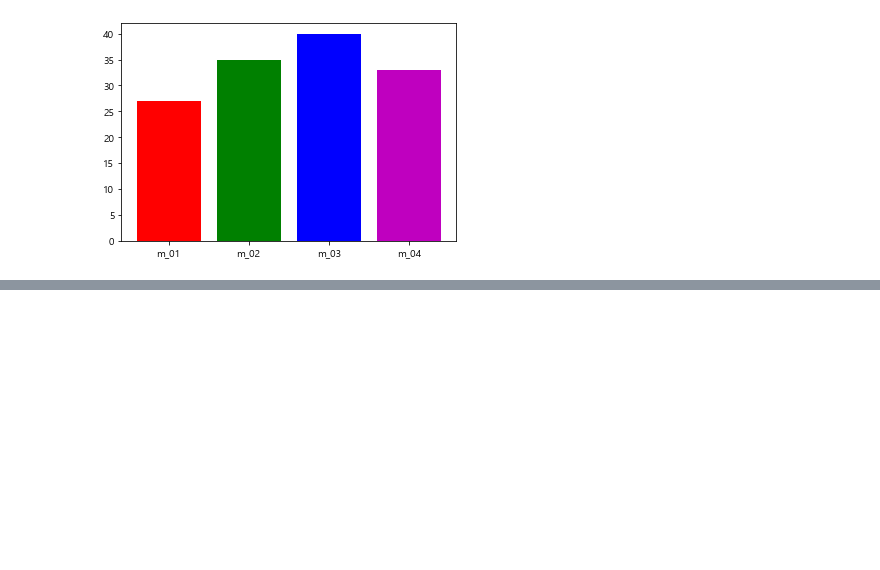
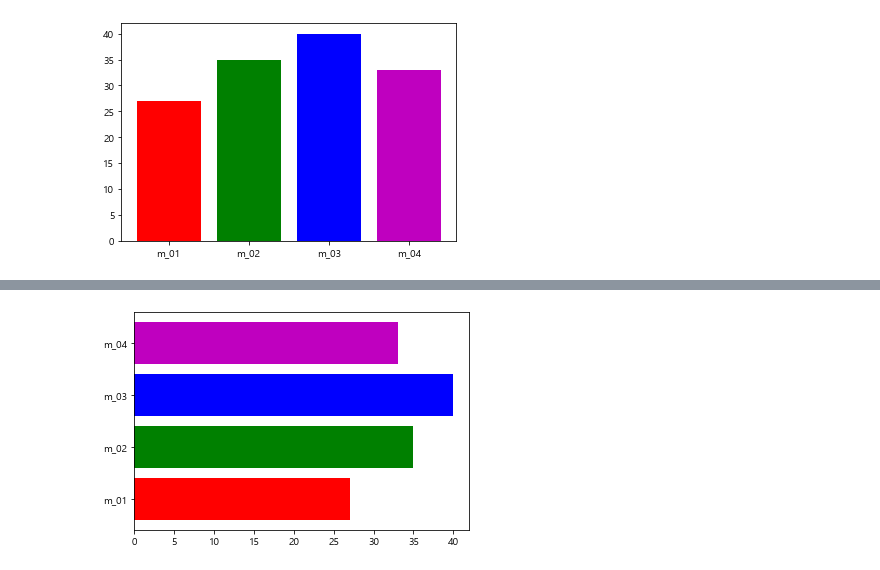
Before and after one commit to SwimmingHwang/practice-python, a Jupyter notebook: python_data_analysis(3)_matplotlib.ipynb, the cells around one changed output, grey strips where cells are left out. Cells and saved outputs as stored; diff of their text form; code cells hidden in the pictures; blank space fills up the shorter version.

```diff
--- a/python_data_analysis(3)_matplotlib.ipynb
+++ b/python_data_analysis(3)_matplotlib.ipynb
@@ -312,0 +339,6 @@ plt.show()
+# %%
+colors = ['r','g','b','m']
+plt.barh(index, before_ex, color = colors, tick_label = member_IDs)
+plt.show()
+# %% [output]
+[figure, added]
```
Also changed, not shown: parts of 27 cells of this notebook, 2 other files.
